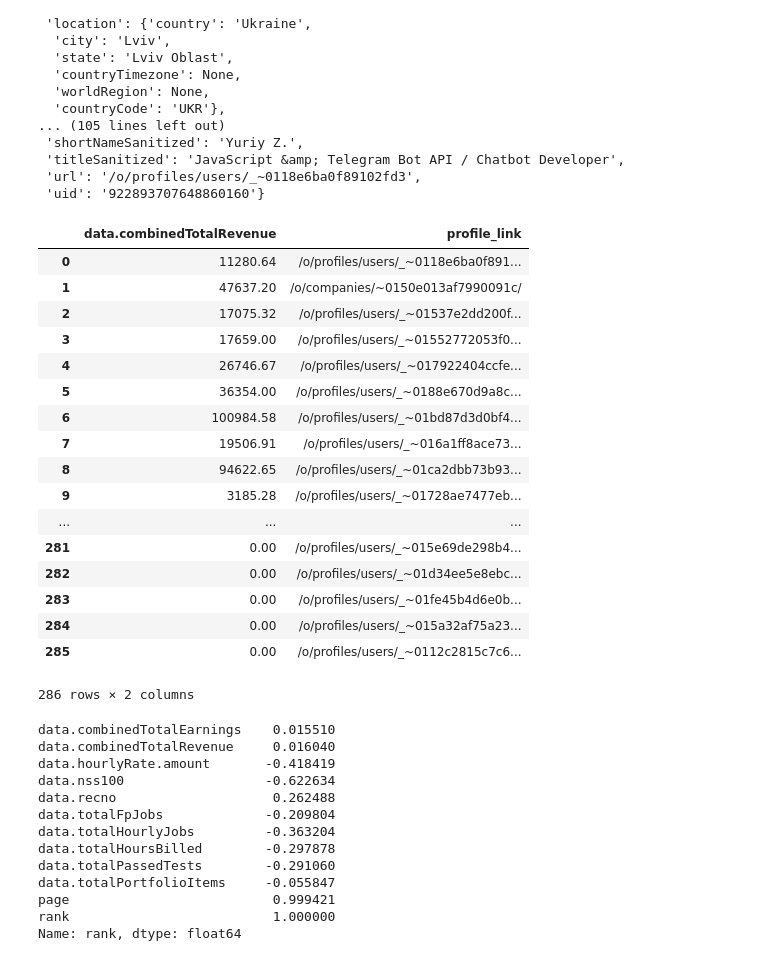
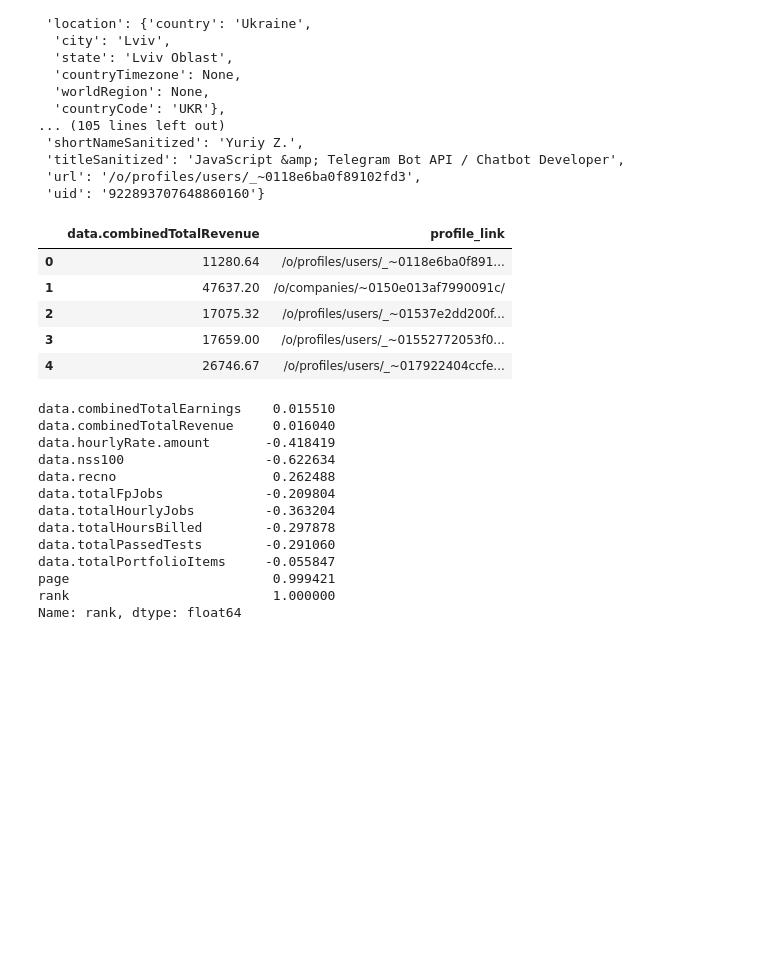
Before and after one commit to s-alexander-s/upwork-scraping, a Jupyter notebook: full_data_parser.ipynb, the cells around one changed output. Drawn from its saved outputs; the diff is of its cells as text; code cells hidden in the pictures; blank space fills up the shorter version.

```diff
--- a/full_data_parser.ipynb
+++ b/full_data_parser.ipynb
@@ -48,26 +49,14 @@ def prepare_freelancer(f):
 freelancers = list(map(prepare_freelancer, freelancers))
 # %%
 df = json_normalize(freelancers)
-df[['data.combinedTotalRevenue', 'profile_link']]
+df[['data.combinedTotalRevenue', 'profile_link']].head()
 # %% [output]
 |  | data.combinedTotalRevenue | profile_link |
 | 0 | 11280.64 | /o/profiles/users/_~0118e6ba0f891... |
 | 1 | 47637.20 | /o/companies/~0150e013af7990091c/ |
 | 2 | 17075.32 | /o/profiles/users/_~01537e2dd200f... |
 | 3 | 17659.00 | /o/profiles/users/_~01552772053f0... |
 | 4 | 26746.67 | /o/profiles/users/_~017922404ccfe... |
-| 5 | 36354.00 | /o/profiles/users/_~0188e670d9a8c... |
-| 6 | 100984.58 | /o/profiles/users/_~01bd87d3d0bf4... |
-| 7 | 19506.91 | /o/profiles/users/_~016a1ff8ace73... |
-| 8 | 94622.65 | /o/profiles/users/_~01ca2dbb73b93... |
-| 9 | 3185.28 | /o/profiles/users/_~01728ae7477eb... |
-| ... | ... | ... |
-| 281 | 0.00 | /o/profiles/users/_~015e69de298b4... |
-| 282 | 0.00 | /o/profiles/users/_~01d34ee5e8ebc... |
-| 283 | 0.00 | /o/profiles/users/_~01fe45b4d6e0b... |
-| 284 | 0.00 | /o/profiles/users/_~015a32af75a23... |
-| 285 | 0.00 | /o/profiles/users/_~0112c2815c7c6... |
-286 rows × 2 columns
 # %%
 rank_corr = df.corr()['rank']
 rank_corr = rank_corr[rank_corr.notnull()]
```
Also changed, not shown: parts of 8 cells of this notebook.
